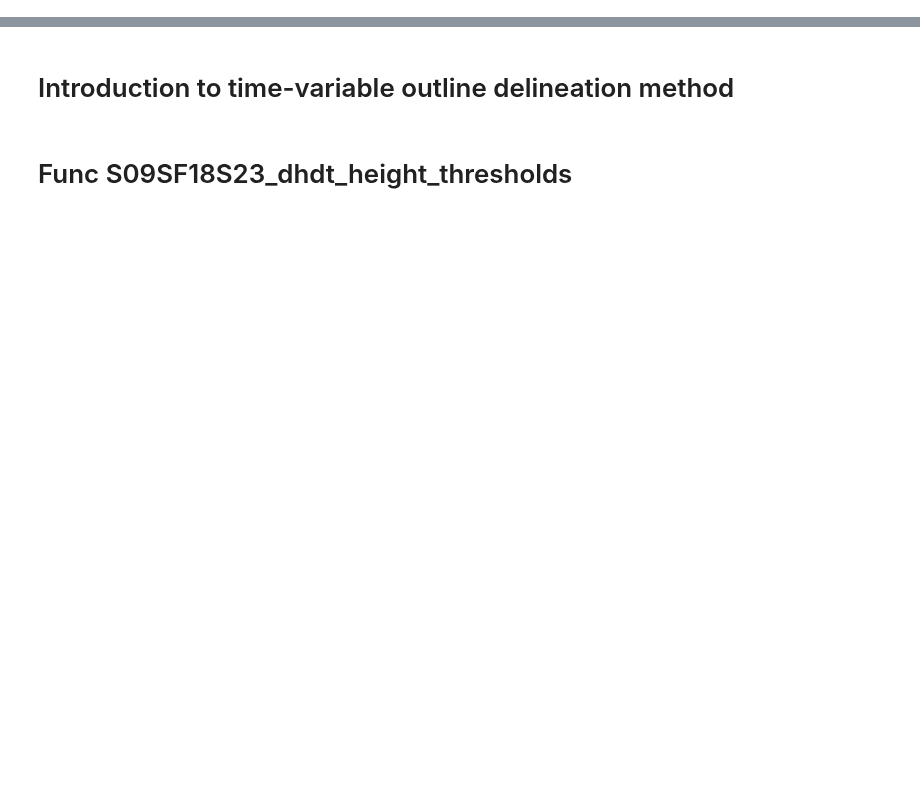
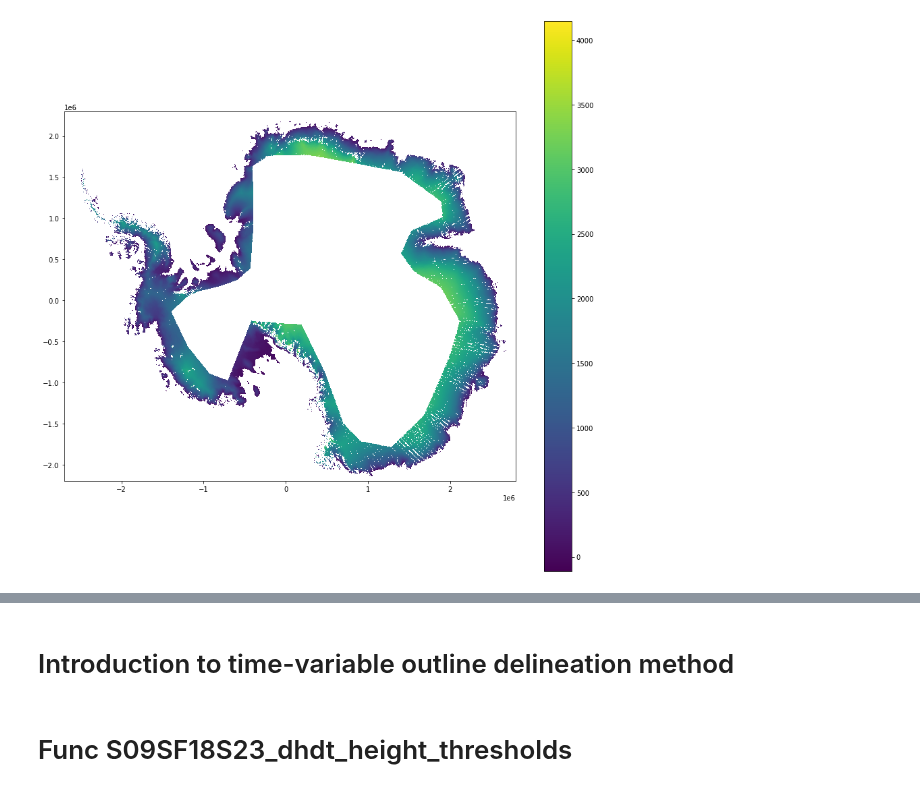
Before and after one commit to wsauthoff/Sauthoff-2025-GRL, a Jupyter notebook: dhdvdt-using-variable-outlines.ipynb, the cells around one changed output, grey strips where cells are left out. Cells and saved outputs as stored; diff of their text form; code cells hidden in the pictures; blank space fills up the shorter version.

```diff
--- a/dhdvdt-using-variable-outlines.ipynb
+++ b/dhdvdt-using-variable-outlines.ipynb
@@ -111,0 +157,13 @@ def datetime2fracyear(date):
+# %%
+x_min = single_dataset['x'].min()
+x_max = single_dataset['x'].max()
+y_min = single_dataset['y'].min()
+y_max = single_dataset['y'].max()
+
+fig, ax = plt.subplots(figsize=(15,15))
+ax.set_aspect('equal')
+a = ax.imshow(single_dataset['elevation'][0,:,:], origin='lower', interpolation='none', extent=[x_min, x_max, y_min, y_max])
+plt.colorbar(a)
+plt.show()
+# %% [output]
+[figure, added]
```
Also changed, not shown: parts of 9 cells of this notebook.
